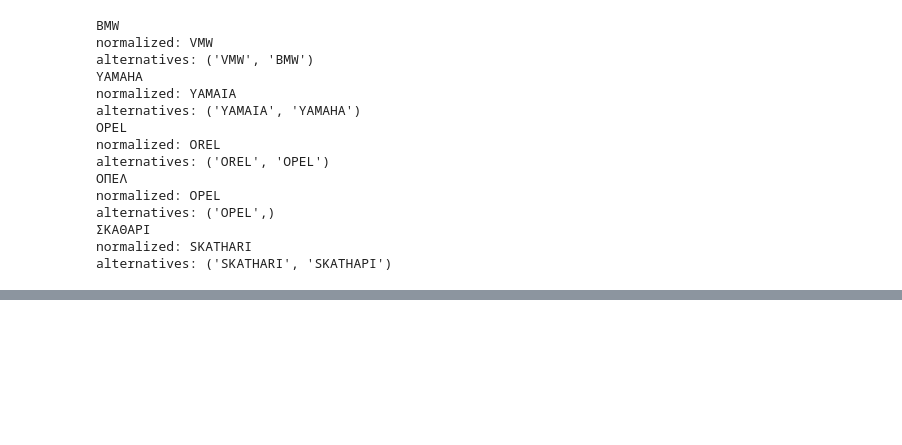
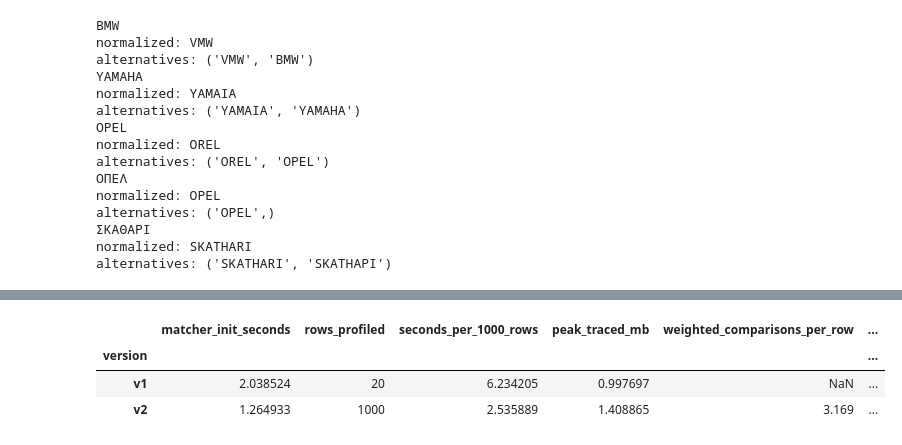
Before and after one commit to sofiapetushok/autobrands, a Jupyter notebook: notebooks/autobrands_matching_tests.ipynb, the cells around one changed output, grey strips where cells are left out. Cells and saved outputs as stored; diff of their text form; code cells hidden in the pictures; blank space fills up the shorter version.

```diff
--- a/notebooks/autobrands_matching_tests.ipynb
+++ b/notebooks/autobrands_matching_tests.ipynb
@@ -603 +700,93 @@ alternatives: ('SKATHARI', 'SKATHAPI')
+# %%
+def compare_versions(df, brand_col=None, model_col=None, disagreements_only=False):
+    """Compare both versions on identical raw source columns."""
+    left = run_pipeline_for_version(df, brand_col, model_col, version="v1")
+    right = run_pipeline_for_version(df, brand_col, model_col, version="v2")
+    rows = pd.DataFrame(index=df.index)
+    if brand_col is not None:
+        rows["brand"] = df[brand_col].to_numpy(copy=False)
+    if model_col is not None:
+        rows["model"] = df[model_col].to_numpy(copy=False)
+    for version, frame in (("v1", left), ("v2", right)):
+        for column in ("corrected_brand", "corrected_model", "match_status", "match_score"):
+            if column in frame:
+                rows[f"{version}_{column}"] = frame[column].to_numpy(copy=False)
+    identity_fields = [column for column in ("corrected_brand", "corrected_model")
+                       if column in left and column in right]
+    accepted = FULL_MATCHES | {"MATCHED"}
+    rows["accepted_identity_differs"] = [
+        ((left.iloc[i]["match_status"] in accepted)
+         != (right.iloc[i]["match_status"] in accepted))
+        or ((left.iloc[i]["match_status"] in accepted)
+            and (right.iloc[i]["match_status"] in accepted)
+            and tuple(left.iloc[i][field] for field in identity_fields)
+            != tuple(right.iloc[i][field] for field in identity_fields))
+        for i in range(len(df))
+    ]
+    if disagreements_only:
+        rows = rows.loc[rows["accepted_identity_differs"]]
+    return rows
+
+
+# Profile identical repeated rows; stats are incremental for the V2 matcher.
+import tracemalloc
+from time import perf_counter
+
+profile_seed = pd.concat(
+    [frame.reindex(columns=["brand", "model"]) for frame in datasets.values()],
+    ignore_index=True,
+)
+profile_source = pd.concat(
+    [profile_seed] * ((1000 + len(profile_seed) - 1) // len(profile_seed)),
+    ignore_index=True,
+).iloc[:1000].copy()
+performance_rows = []
+for version in ("v1", "v2"):
+    instance = get_matcher(version)
+    sample_size = 20 if version == "v1" else 1000
+    profile_sample = profile_source.iloc[:sample_size]
+    if version == "v2":
+        # Clear only the V2 score cache so this profile counts the needed comparisons.
+        instance._score_cache.clear()
+    weighted_before = instance.stats.get("weighted_comparisons", 0) if version == "v2" else None
+    retrieved_before = instance.stats.get("candidate_ids_retrieved", 0) if version == "v2" else None
+    started = perf_counter()
+    profile_result = run_pipeline_for_version(
+        profile_sample, brand_col="brand", model_col="model", version=version
+    )
+    elapsed = perf_counter() - started
+    weighted_after = instance.stats.get("weighted_comparisons", 0) if version == "v2" else None
+    retrieved_after = instance.stats.get("candidate_ids_retrieved", 0) if version == "v2" else None
+    tracemalloc.start()
+    _memory_result = run_pipeline_for_version(
+        profile_sample, brand_col="brand", model_col="model", version=version
+    )
+    _, peak_bytes = tracemalloc.get_traced_memory()
+    tracemalloc.stop()
+    performance_rows.append({
+        "version": version,
+        "matcher_init_seconds": _matcher_init_seconds[version],
+        "rows_profiled": len(profile_result),
+        "seconds_per_1000_rows": elapsed * 1000 / max(1, len(profile_result)),
+        "peak_traced_mb": peak_bytes / (1024 * 1024),
+        "weighted_comparisons_per_row": (
+            (weighted_after - weighted_before) / len(profile_result)
+            if version == "v2" else None
+        ),
+        "candidate_ids_retrieved_per_row": (
+            (retrieved_after - retrieved_before) / len(profile_result)
+            if version == "v2" else None
+        ),
+        "catalog_reduction_fraction": (
+            1 - ((retrieved_after - retrieved_before)
+                 / max(1, len(profile_result) * instance.identity_count))
+            if version == "v2" else None
+        ),
+    })
+display(pd.DataFrame(performance_rows).set_index("version"))
+# %% [output]
+|  | matcher_init_seconds | rows_profiled | seconds_per_1000_rows | peak_traced_mb | weighted_comparisons_per_row | ... |
+| version |  |  |  |  |  | ... |
+| v1 | 2.038524 | 20 | 6.234205 | 0.997697 | NaN | ... |
+| v2 | 1.264933 | 1000 | 2.535889 | 1.408865 | 3.169 | ... |
 # %% [markdown]
```
Also changed, not shown: parts of 17 cells of this notebook, 4 other files.
